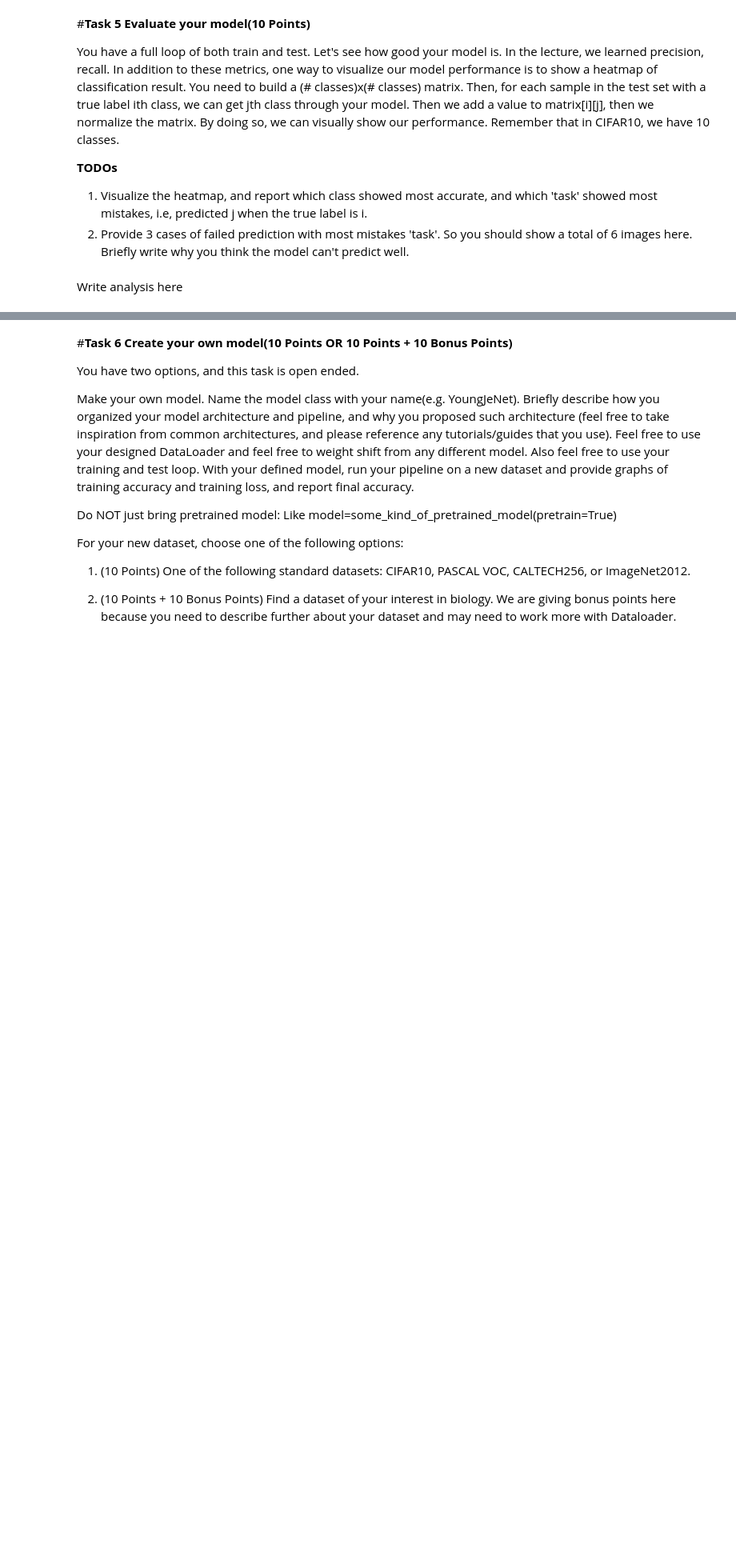
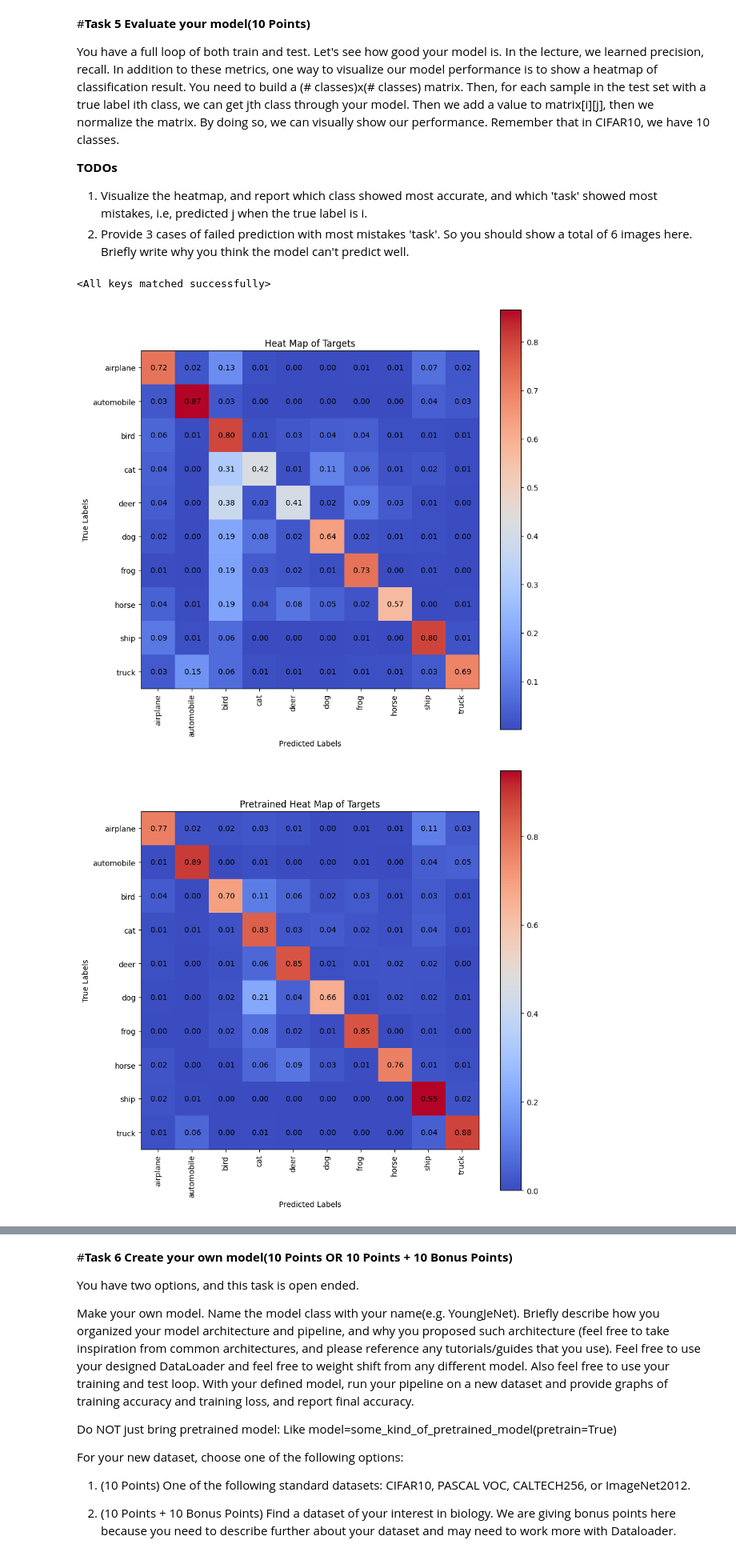
Before and after one commit to ThomasCZhang/CMU-02620-ML-Spring2023, a Jupyter notebook: HW4/02_620_HW4_Programming.ipynb, the cells around one changed output, grey strips where cells are left out. Shown at 80% size. Cells and saved outputs as stored; diff of their text form; code cells hidden in the pictures; blank space fills up the shorter version.

```diff
--- a/HW4/02_620_HW4_Programming.ipynb
+++ b/HW4/02_620_HW4_Programming.ipynb
@@ -387,2 +520,21 @@ __TODOs__
-# %% [markdown]
-Write analysis here
+# %%
+#Your code here
+model = AlexNet().to(device)
+model.load_state_dict(torch.load('./data/model_final.pt'))
+model2 = AlexNet().to(device)
+model2.load_state_dict(torch.load('./data/pretrain_model_final.pt'))
+
+# statedict = torch.load('./data/model_final.pt')
+# keys = list(statedict.keys())
+# for key in keys:
+#     del_bool = False
+#     if key not in model.state_dict():
+#         del_bool = True
+#     elif statedict[key].shape != model.state_dict()[key].shape:
+#         del_bool = True
+
+#     if del_bool:
+#         del statedict[key]
+#     model.load_state_dict(statedict, strict = False)
+# %% [output]
+<All keys matched successfully>
@@ -388,0 +565,46 @@ Write analysis here
+# %%
+num_targets = len(testset.class_to_idx)
+num_samples = len(testset)
+
+heatmap_arr = np.zeros((num_targets, num_targets))
+num_iter = 0
+for i, j in zip(true_targets, predicted_targets):
+    num_iter += 1
+    heatmap_arr[i,j] += 1
+heatmap_arr /= heatmap_arr.sum(axis = 1)[:, np.newaxis]
+
+pretrain_heatmap_arr = np.zeros((num_targets, num_targets))
+num_iter = 0
+for i, j in zip(true_targets, pretrain_predicted_targets):
+    num_iter += 1
+    pretrain_heatmap_arr[i,j] += 1
+pretrain_heatmap_arr /= pretrain_heatmap_arr.sum(axis = 1)[:, np.newaxis]
+# %%
+idx_to_class = {}
+for key, val in testset.class_to_idx.items():
+    idx_to_class[val] = key
+targets = [idx_to_class[i] for i in range(num_targets)]
+# %%
+def PlotHeatMap(data, title, targets, save_path):
+    fig = plt.figure(figsize = (10, 10))
+    axs = fig.subplots(1,1)
+    hm = axs.imshow(data , cmap = 'coolwarm' , interpolation = 'nearest' )
+    axs.set_title( title )
+    axs.set_ylabel('True Labels')
+    axs.set_xlabel('Predicted Labels')
+    axs.set_xticks(range(num_targets))
+    axs.set_yticks(range(num_targets))
+    axs.set_xticklabels(targets, rotation = 90)
+    axs.set_yticklabels(targets)
+    fig.colorbar(hm, ax = axs)
+    for (j,i),label in np.ndenumerate(data):
+        label = f'{label: 0.2f}'
+        axs.text(i,j,label, ha='center',va='center')
+    fig.tight_layout
+    fig.savefig(save_path)
+# %%
+PlotHeatMap(heatmap_arr, 'Heat Map of Targets', targets, '.\images\heatmap.png')
+PlotHeatMap(pretrain_heatmap_arr, 'Pretrained Heat Map of Targets', targets, '.\images\pretrain_heatmap.png')
+# %% [output]
+[figure, added]
+[figure, added]
```
Also changed, not shown: parts of 26 cells of this notebook.
